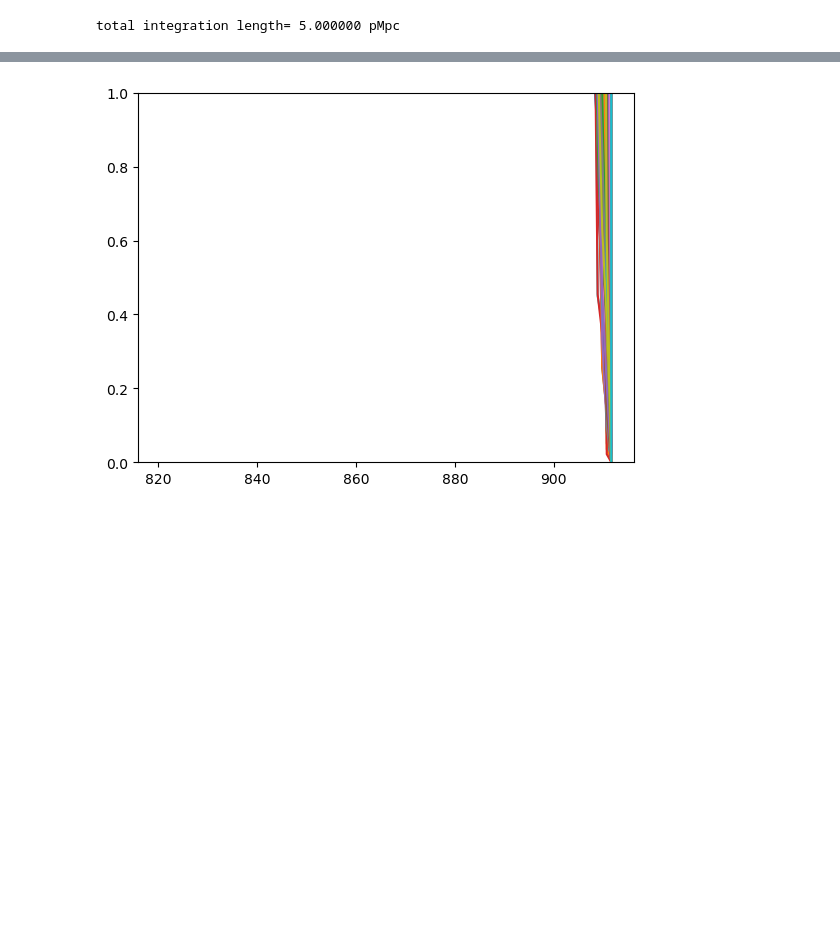
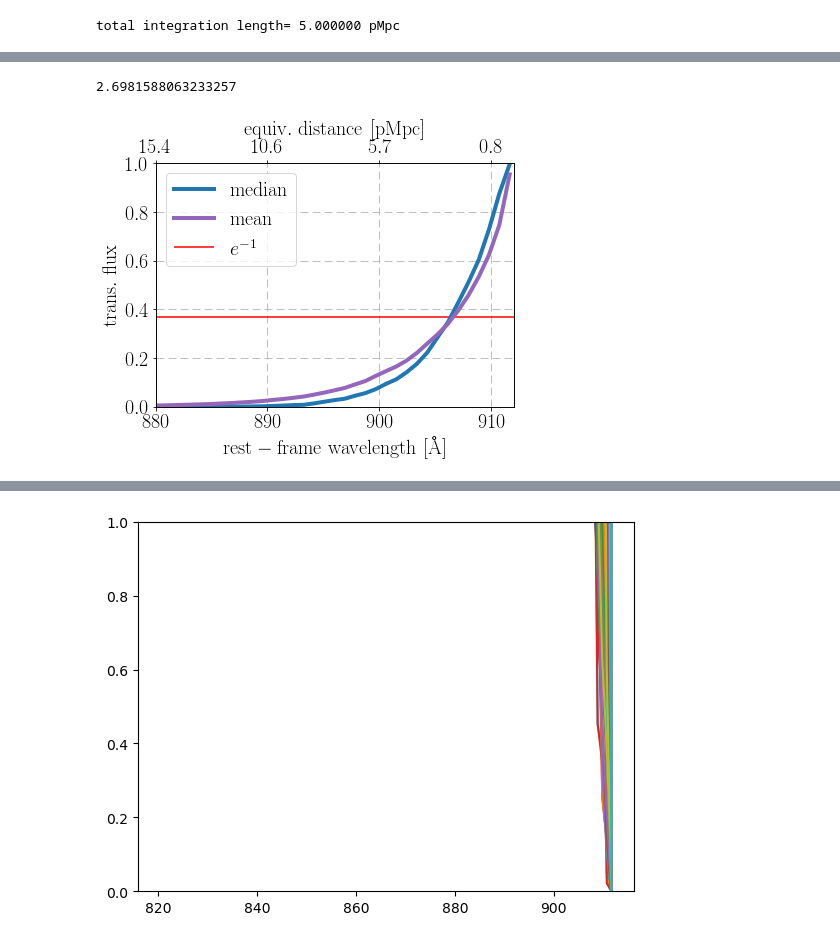
Before and after one commit to zoesuns/mfp, a Jupyter notebook: codes/calc_mfp.ipynb, the cells around one changed output, grey strips where cells are left out. Cells and saved outputs as stored; diff of their text form; code cells hidden in the pictures; blank space fills up the shorter version.

```diff
--- a/codes/calc_mfp.ipynb
+++ b/codes/calc_mfp.ipynb
@@ -109,7 +113,7 @@ import yt
 # %%
-rootpath="/data/hqchen/neutral_patches/"
-folder="F_a0.1287_50pMpc/"
-zuni=1/0.1287-1
+rootpath="/data/hqchen/mfp_project/data/"
+folder="F_a0.1452_50pMpc/"
+zuni=1/0.1452-1
 Hz=cosmo.H(zuni).value
 print(zuni)
 # %% [output]
@@ -177,0 +152,2 @@ for tp in tau_profiles:
+# %%
+plt.rcParams.keys()
@@ -177,0 +172,6 @@ for tp in tau_profiles:
+# %%
+plt.rcParams["text.usetex"]=True
+plt.rcParams["axes.labelsize"]=20
+plt.rcParams["xtick.labelsize"]=20
+plt.rcParams["ytick.labelsize"]=20
+plt.rcParams["legend.fontsize"]=20
@@ -177,0 +183,39 @@ for tp in tau_profiles:
+# %%
+print(mfp)
+# %% [output]
+2.6981588063233257
+# %%
+fig=plt.figure(figsize=(6,5))
+ax=fig.subplots()
+AA_tau1_list_Fz58=[]
+
+flux_mat=np.exp(-np.array(tau_profiles))
+plt.plot(AAout,np.median(flux_mat,axis=0),c="tab:blue",label=r"$\rm median$",lw=4)
+
+plt.plot(AAout,np.mean(flux_mat,axis=0),c="tab:purple",label=r"$\rm mean$",lw=4)
+
+plt.hlines(np.exp(-1),820,912,color='r',label=r"$e^{-1}$")
+
+# for tp in tau_profiles:
+#     plt.plot(AAout,np.exp(-tp),c="tab:blue",alpha=0.01)
+#     AA_tau1=AAout[np.where(tp>1)[0][0]]
+#     AA_tau1_list_Fz58.append(AA_tau1)
+plt.ylim(0,1)
+plt.xlim(880,912)
+plt.grid(dashes=(10,5))
+plt.legend()
+plt.xlabel(r"$\rm rest-frame \  wavelength \ [\r{A}]$")
+plt.ylabel(r"$\rm trans. \ flux$")
+
+ax2 = ax.twiny()
+new_tick_locations = np.linspace(880,910,4)  # Adjust these as needed
+ax2.set_xlim(ax.get_xlim())
+ax2.set_xticks(new_tick_locations)
+labels=clight_kmps*(911.6485294117647-new_tick_locations)/911.6485294117647/Hz
+labels=[r"${:.1f}$".format(d) for d in labels]
+ax2.set_xticklabels(labels)  # Adjust labels as needed
+ax2.set_xlabel(r"$\rm equiv. \ distance \ [pMpc]$")
+plt.tight_layout()
+plt.savefig("no_qso_spec.pdf")
+# %% [output]
+[figure, added]
```
Also changed, not shown: parts of 31 cells of this notebook, 5 other files.
